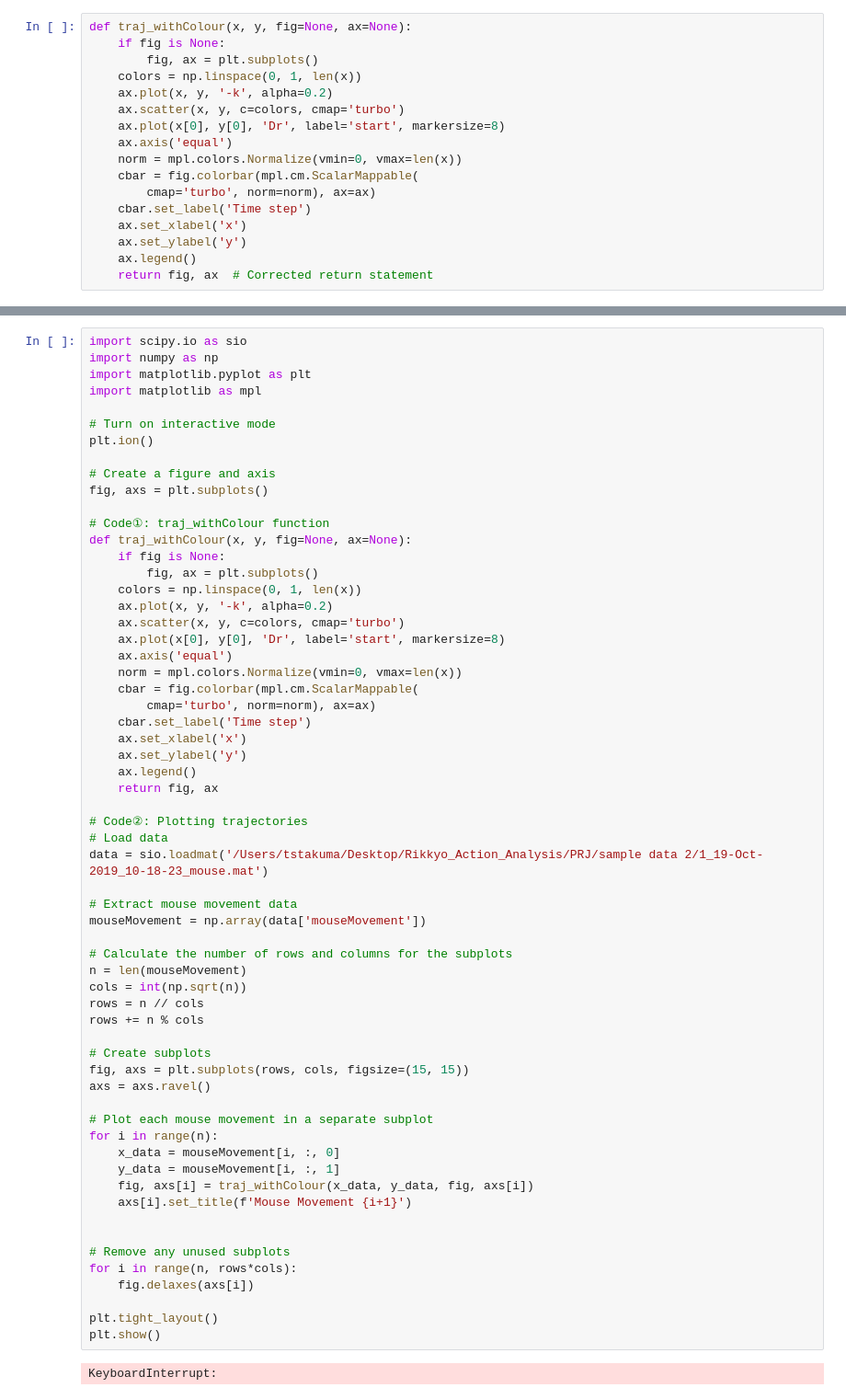
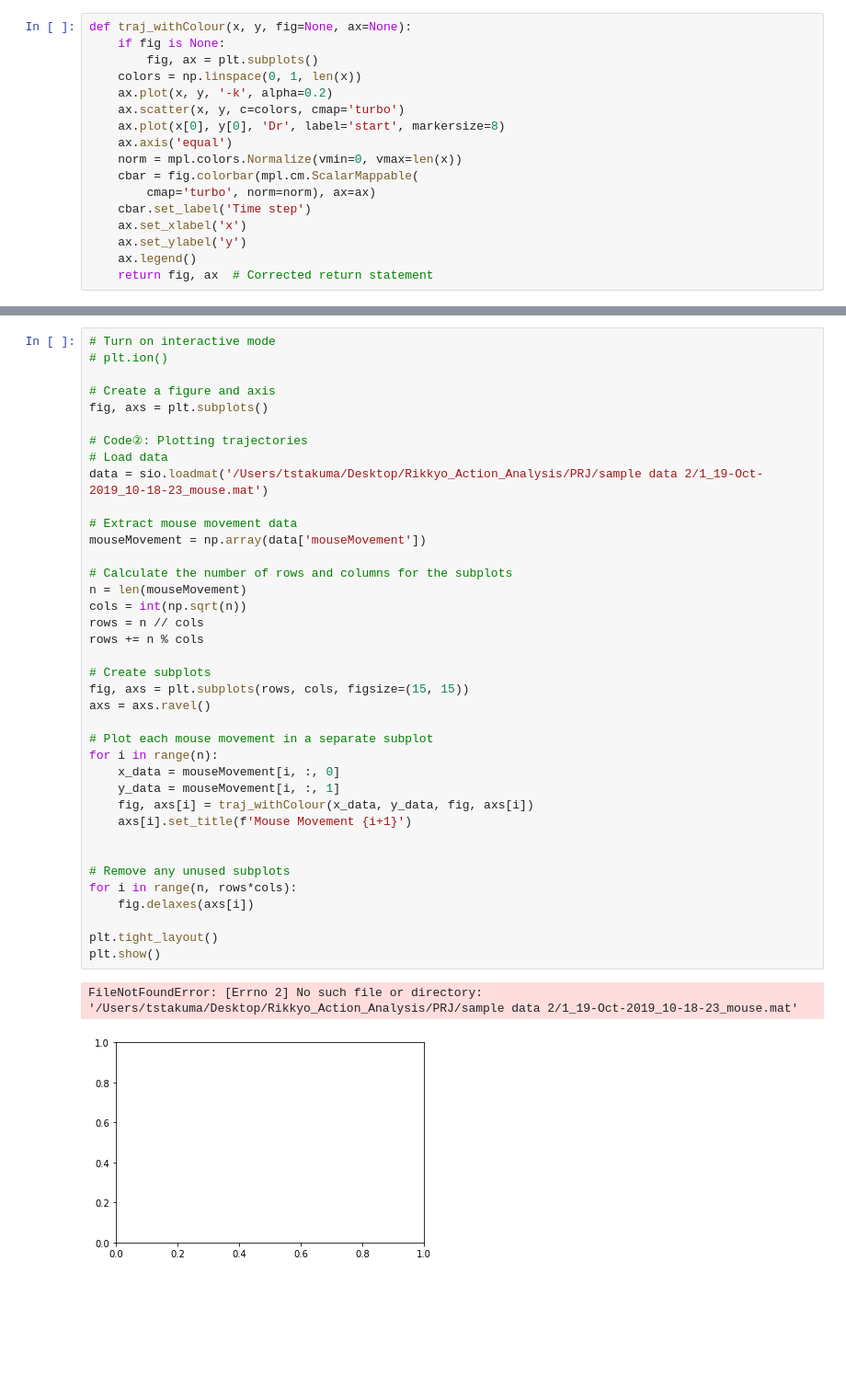
Before and after one commit to takumasano/PRJ, a Jupyter notebook: prj_task2.ipynb, the cells around one changed output, grey strips where cells are left out. Shown at 92% size. Saved outputs shown, nothing was run; the diff lists cells and outputs as text; blank space fills up the shorter version.

```diff
--- a/prj_task2.ipynb
+++ b/prj_task2.ipynb
@@ -43,63 +72,41 @@ def traj_withColour(x, y, fig=None, ax=None):
 # %%
-import scipy.io as sio
-import numpy as np
-import matplotlib.pyplot as plt
-import matplotlib as mpl
-
 # Turn on interactive mode
-plt.ion()
+# plt.ion()
 
 # Create a figure and axis
 fig, axs = plt.subplots()
-
-# Code①: traj_withColour function
-def traj_withColour(x, y, fig=None, ax=None):
-    if fig is None:
-        fig, ax = plt.subplots()
-    colors = np.linspace(0, 1, len(x))
-    ax.plot(x, y, '-k', alpha=0.2)
-    ax.scatter(x, y, c=colors, cmap='turbo')
-    ax.plot(x[0], y[0], 'Dr', label='start', markersize=8)
-    ax.axis('equal')
-    norm = mpl.colors.Normalize(vmin=0, vmax=len(x))
-    cbar = fig.colorbar(mpl.cm.ScalarMappable(
-        cmap='turbo', norm=norm), ax=ax)
-    cbar.set_label('Time step')
-    ax.set_xlabel('x')
-    ax.set_ylabel('y')
-    ax.legend()
-    return fig, ax
 
 # Code②: Plotting trajectories
 # Load data
 data = sio.loadmat('/Users/tstakuma/Desktop/Rikkyo_Action_Analysis/PRJ/sample data 2/1_19-Oct-2019_10-18-23_mouse.mat')
 
 # Extract mouse movement data
 mouseMovement = np.array(data['mouseMovement'])
 
 # Calculate the number of rows and columns for the subplots
 n = len(mouseMovement)
 cols = int(np.sqrt(n))
 rows = n // cols
 rows += n % cols
 
 # Create subplots
 fig, axs = plt.subplots(rows, cols, figsize=(15, 15))
 axs = axs.ravel()
 
 # Plot each mouse movement in a separate subplot
 for i in range(n):
     x_data = mouseMovement[i, :, 0]
     y_data = mouseMovement[i, :, 1]
     fig, axs[i] = traj_withColour(x_data, y_data, fig, axs[i])
     axs[i].set_title(f'Mouse Movement {i+1}')
 
 
 # Remove any unused subplots
 for i in range(n, rows*cols):
     fig.delaxes(axs[i])
 
 plt.tight_layout()
 plt.show()
 # %% [output]
-KeyboardInterrupt:
+FileNotFoundError: [Errno 2] No such file or directory: '/Users/tstakuma/Desktop/Rikkyo_Action_Analysis/PRJ/sample data 2/1_19-Oct-2019_10-18-23_mouse.mat'
+[figure, added]
```
Also changed, not shown: parts of 4 cells of this notebook.
